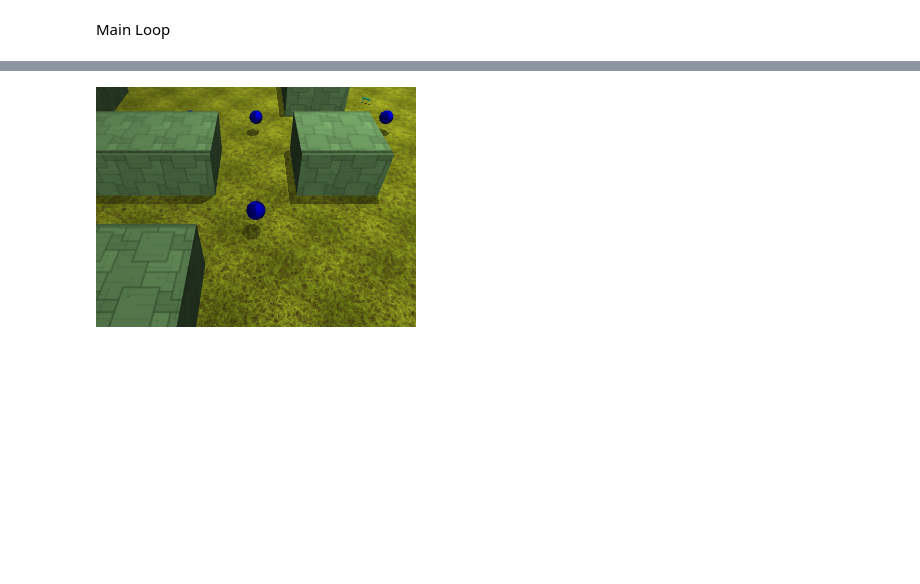
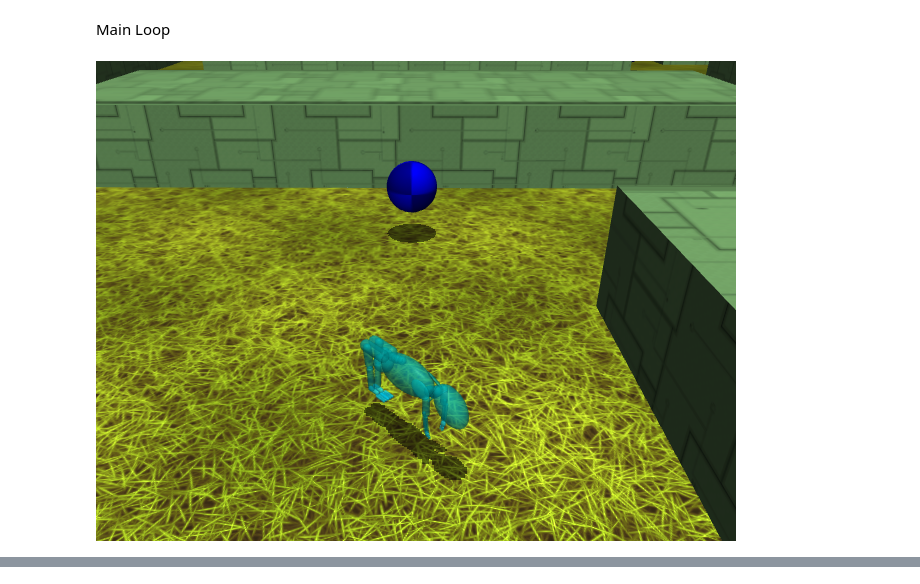
Before and after one commit to Hippozhibos/CyberSpine, a Jupyter notebook: example.ipynb, the cells around one changed output, grey strips where cells are left out. Saved outputs shown, nothing was run; the diff lists cells and outputs as text; code cells hidden in the pictures; blank space fills up the shorter version.

Commit message:
Fix the camera distance problem. Visualization is all set.

```diff
--- a/example.ipynb
+++ b/example.ipynb
@@ -143,6 +141,12 @@ Main Loop
 env = mice_env.rodent_maze_forage()
 action_spec = env.action_spec()
 time_step = env.reset()
+# %%
+frame_size = {'width': 640, 'height': 480}
+pixels = env.physics.render(camera_id=1,**frame_size)
+PIL.Image.fromarray(pixels)
+# %% [output]
+[figure, added]
 # %%
 def random_policy(time_step):
     # Generates random actions within the specified range
@@ -209,7 +210,2 @@ display_video(video, framerate,zoom=1.0)
 # %% [output]
 [interactive output not drawn]
-# %%
-pixels = env.physics.render()
-PIL.Image.fromarray(pixels)
-# %% [output]
-[figure, removed]
```
Also changed, not shown: parts of 3 cells of this notebook, 2 other files.
